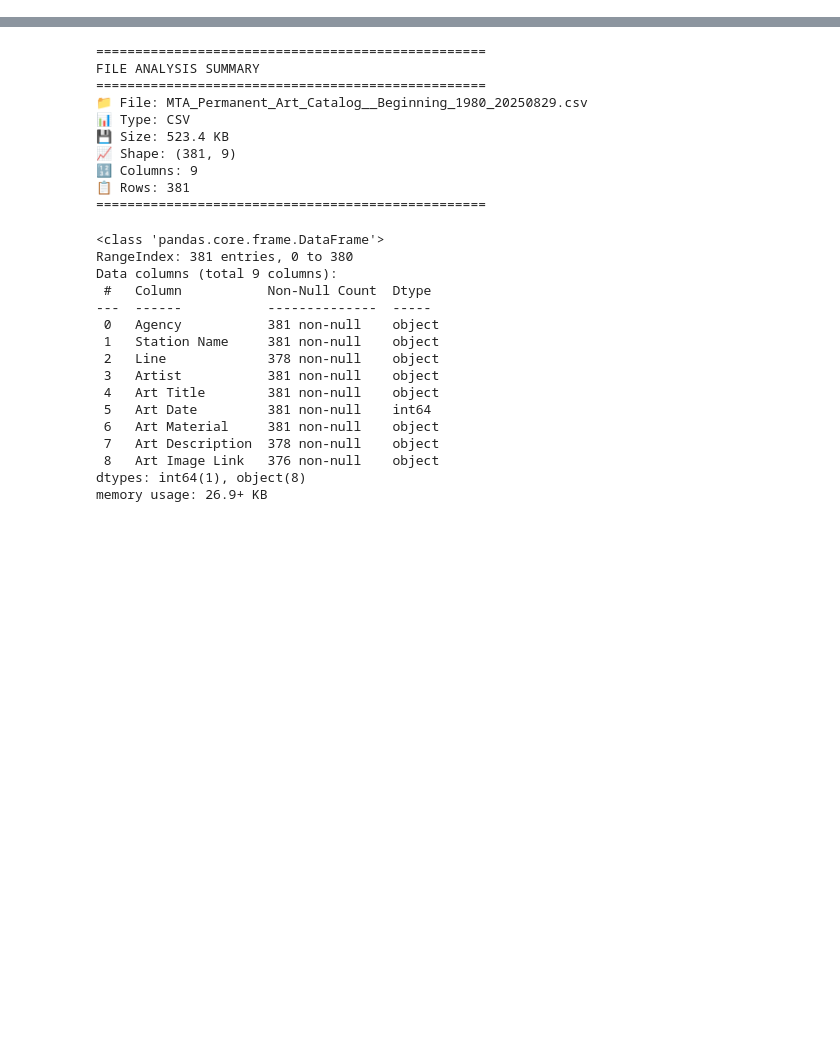
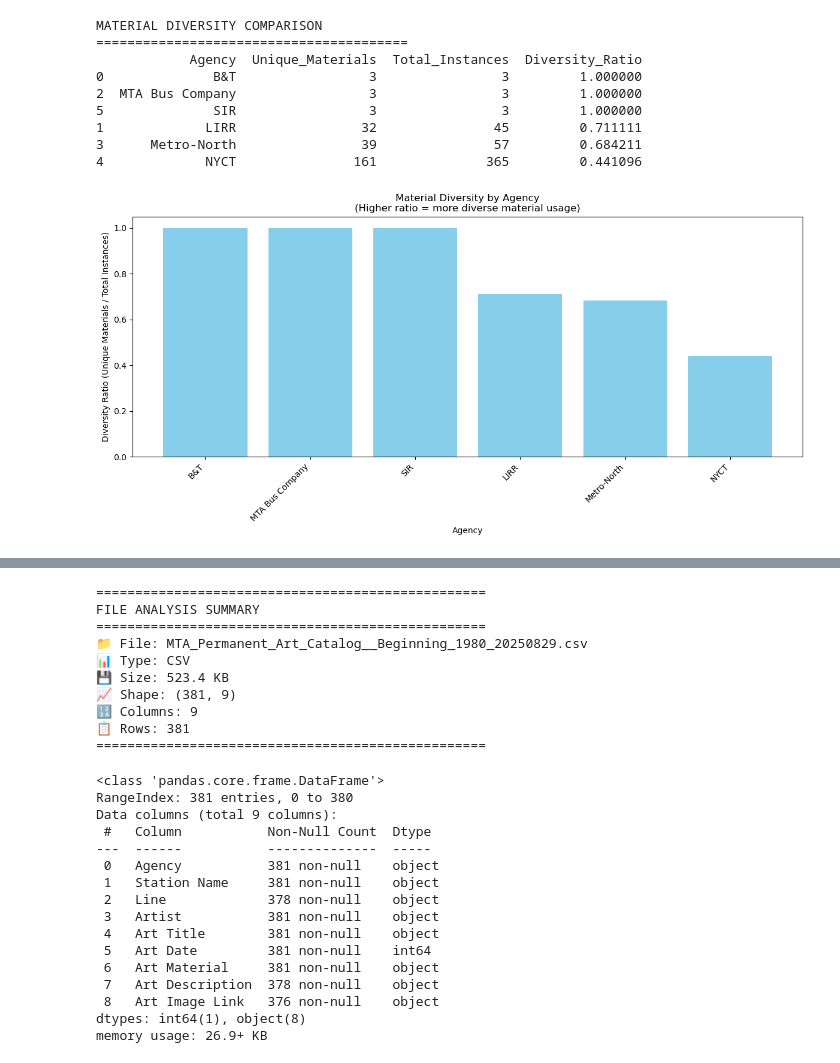
Before and after one commit to marobinette/DataScience, a Jupyter notebook: assignments/weekTwo/MTAArt/mta_data.ipynb, the cells around one changed output, grey strips where cells are left out. Drawn from its saved outputs; the diff is of its cells as text; code cells hidden in the pictures; blank space fills up the shorter version.

```diff
--- a/assignments/weekTwo/MTAArt/mta_data.ipynb
+++ b/assignments/weekTwo/MTAArt/mta_data.ipynb
@@ -0,0 +339,41 @@
+# %%
+# Compare material diversity between agencies
+print("MATERIAL DIVERSITY COMPARISON")
+print("="*40)
+
+agency_diversity = []
+for agency in agency_material_counts.index:
+    used_materials = (agency_material_counts.loc[agency] > 0).sum()
+    total_instances = agency_material_counts.loc[agency].sum()
+    diversity_ratio = used_materials / total_instances if total_instances > 0 else 0
+
+    agency_diversity.append({
+        'Agency': agency,
+        'Unique_Materials': used_materials,
+        'Total_Instances': total_instances,
+        'Diversity_Ratio': diversity_ratio
+    })
+
+diversity_df = pd.DataFrame(agency_diversity).sort_values('Diversity_Ratio', ascending=False)
+print(diversity_df)
+
+# Visualize diversity
+plt.figure(figsize=(12, 6))
+plt.bar(diversity_df['Agency'], diversity_df['Diversity_Ratio'], color='skyblue')
+plt.title('Material Diversity by Agency\n(Higher ratio = more diverse material usage)')
+plt.xlabel('Agency')
+plt.ylabel('Diversity Ratio (Unique Materials / Total Instances)')
+plt.xticks(rotation=45, ha='right')
+plt.tight_layout()
+plt.show()
+# %% [output]
+MATERIAL DIVERSITY COMPARISON
+========================================
+            Agency  Unique_Materials  Total_Instances  Diversity_Ratio
+0              B&T                 3                3         1.000000
+2  MTA Bus Company                 3                3         1.000000
+5              SIR                 3                3         1.000000
+1             LIRR                32               45         0.711111
+3      Metro-North                39               57         0.684211
+4             NYCT               161              365         0.441096
+[figure, added]
```
Also changed, not shown: parts of 30 cells of this notebook, 3 other files.
